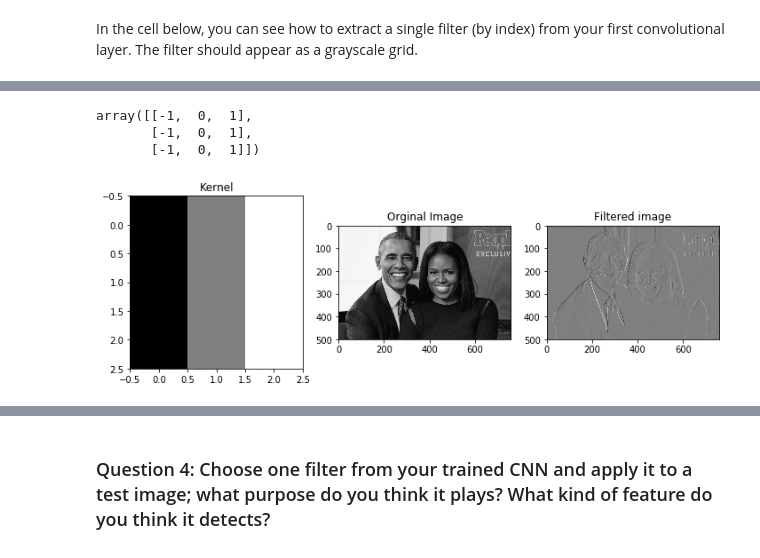
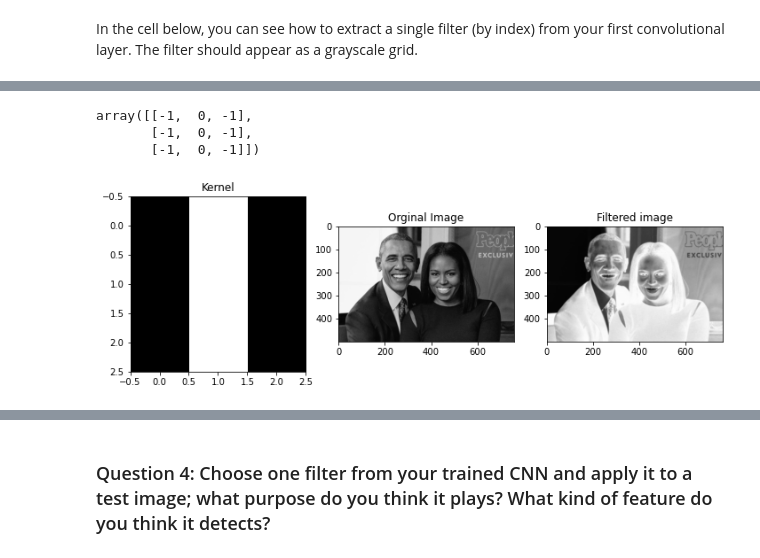
Before and after one commit to adjanni/Facial_Keypoints_Detection_w_CNN--Pytorch, a Jupyter notebook: 2. Define the Network Architecture.ipynb, the cells around one changed output, grey strips where cells are left out. Cells and saved outputs as stored; diff of their text form; code cells hidden in the pictures.

```diff
--- a/2. Define the Network Architecture.ipynb
+++ b/2. Define the Network Architecture.ipynb
@@ -581,38 +754,38 @@ Next, choose a test image and filter it with one of the convolutional kernels in
 # %%
 import cv2 as cv2
 
 ##TODO: load in and display any image from the transformed test dataset
 image = cv2.imread('images/obamas.jpg')
 
 # Convert into grayimage
 image = cv2.cvtColor(image, cv2.COLOR_RGB2GRAY)/255.0
 
 ## TODO: Using cv's filter2D function,
 ## apply a specific set of filter weights (like the one displayed above) to the test image
 
 # Define the kernel without the weight of the kernel from our first conv1
-f_kernel = np.array([[-1,   0, 1],
-                     [-1,  0, 1],
-                     [-1, 0, 1]])
+f_kernel = np.array([[-1,   0, -1],
+                     [-1,  0, -1],
+                     [-1, 0, -1]])
 
 dst = cv2.filter2D(image, -1, f_kernel)
 
 f, (ax1, ax2, ax3) = plt.subplots(ncols=3, nrows=1, figsize=(10, 5))
 
 ax1.imshow(f_kernel, cmap='gray')
 ax2.imshow(image, cmap='gray')
 ax3.imshow(dst, cmap='gray')
 
 ax1.set_title('Kernel')
 ax2.set_title('Orginal Image')
 ax3.set_title('Filtered image')
 plt.tight_layout();
 f_kernel
 # %% [output]
-array([[-1,  0,  1],
-       [-1,  0,  1],
-       [-1,  0,  1]])
+array([[-1,  0, -1],
+       [-1,  0, -1],
+       [-1,  0, -1]])
-[figure, old version]
+[figure, new version]
 # %%
 # Adding the weight of the kernel in conv1
 weights = net.conv1.weight.data.numpy()
```
Also changed, not shown: parts of 25 cells of this notebook, 4 other files.
